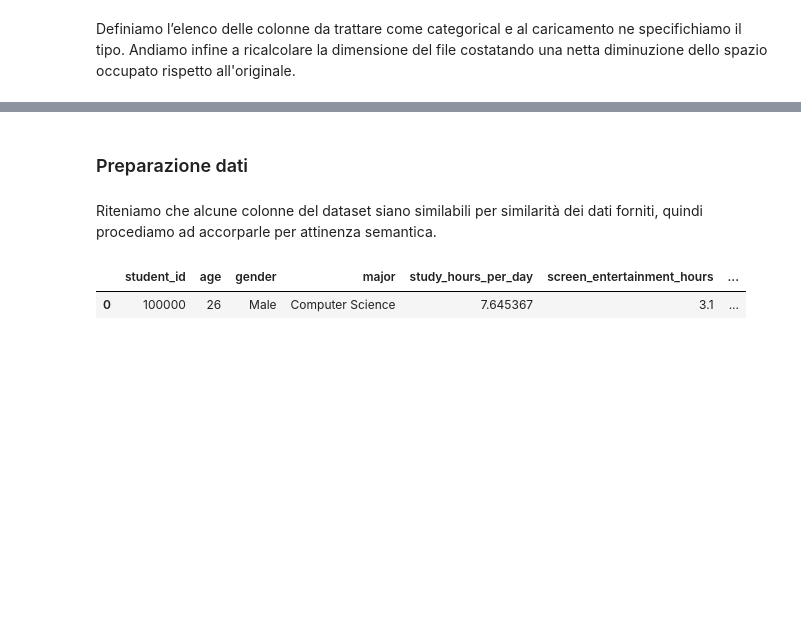
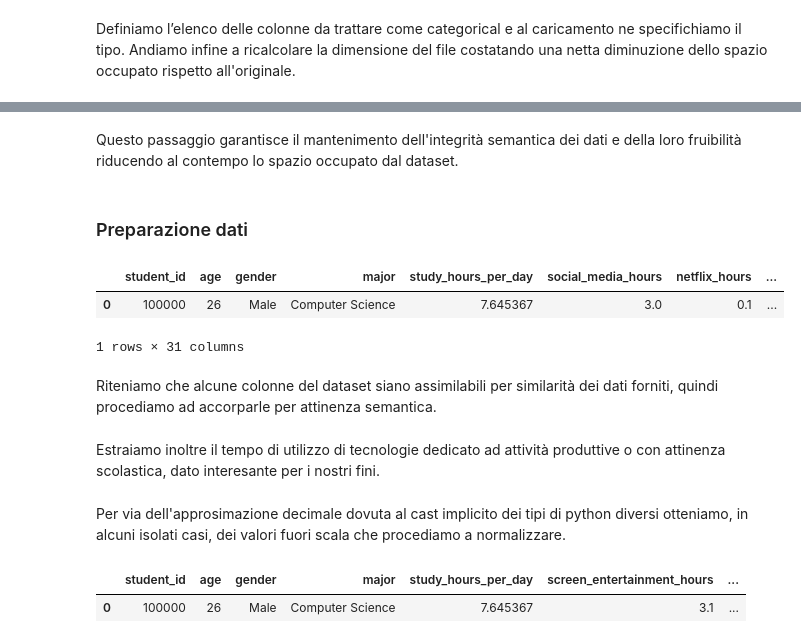
Before and after one commit to FrancescoPazz/Students-Habits-and-Academic-Perfomance, a Jupyter notebook: student_habits_and_academic_performance.ipynb, the cells around one changed output, grey strips where cells are left out. Saved outputs shown, nothing was run; the diff lists cells and outputs as text; code cells hidden in the pictures; blank space fills up the shorter version.

```diff
--- a/student_habits_and_academic_performance.ipynb
+++ b/student_habits_and_academic_performance.ipynb
@@ -128,14 +145,26 @@ memory usage: 23.6 MB
+# %% [markdown]
+Questo passaggio garantisce il mantenimento dell'integrità semantica dei dati e della loro fruibilità riducendo al contempo lo spazio occupato dal dataset.
 # %% [markdown]
 ### Preparazione dati
+# %%
+students.head(1)
+# %% [output]
+|  | student_id | age | gender | major | study_hours_per_day | social_media_hours | netflix_hours | ... |
+| 0 | 100000 | 26 | Male | Computer Science | 7.645367 | 3.0 | 0.1 | ... |
+1 rows × 31 columns
 # %% [markdown]
-Riteniamo che alcune colonne del dataset siano similabili per similarità dei dati forniti, quindi procediamo ad accorparle per attinenza semantica.
+Riteniamo che alcune colonne del dataset siano assimilabili per similarità dei dati forniti, quindi procediamo ad accorparle per attinenza semantica.
 # %%
 students["screen_entertainment_hours"] = students["social_media_hours"] + students["netflix_hours"]
 students.drop(columns=["social_media_hours", "netflix_hours"], inplace=True)
 ent = students.pop("screen_entertainment_hours")
 students.insert(loc=5, column="screen_entertainment_hours", value=ent)
+# %% [markdown]
+Estraiamo inoltre il tempo di utilizzo di tecnologie dedicato ad attività produttive o con attinenza scolastica, dato interesante per i nostri fini.
 # %%
 students["screen_productivity_hours"] = students["screen_time"] - students["screen_entertainment_hours"]
 students["screen_productivity_hours"] = students["screen_productivity_hours"].clip(lower=0, upper=24)
 prod = students.pop("screen_productivity_hours")
 students.insert(loc=6, column="screen_productivity_hours", value=prod)
+# %% [markdown]
+Per via dell'approsimazione decimale dovuta al cast implicito dei tipi di python diversi otteniamo, in alcuni isolati casi, dei valori fuori scala che procediamo a normalizzare.
```
Also changed, not shown: parts of 15 cells of this notebook.
